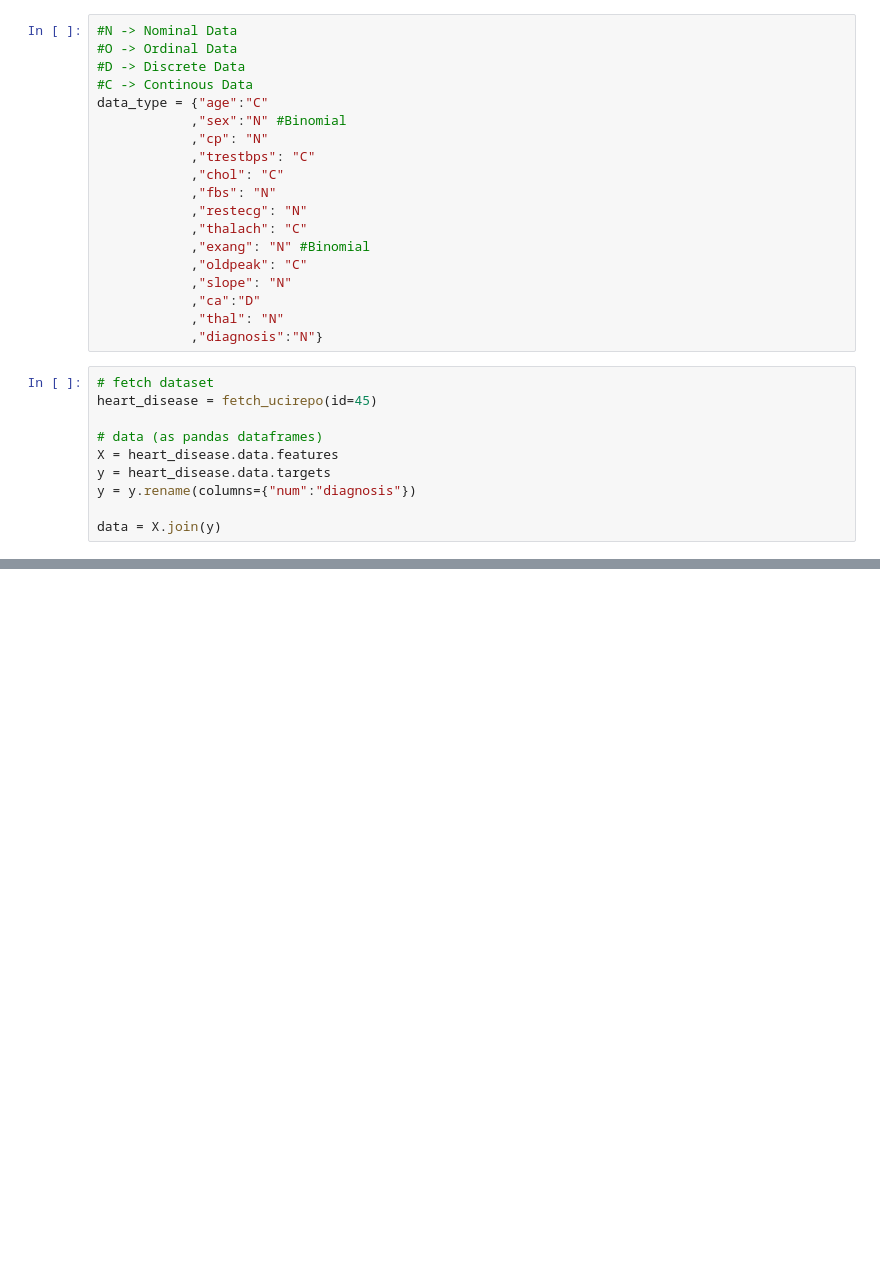
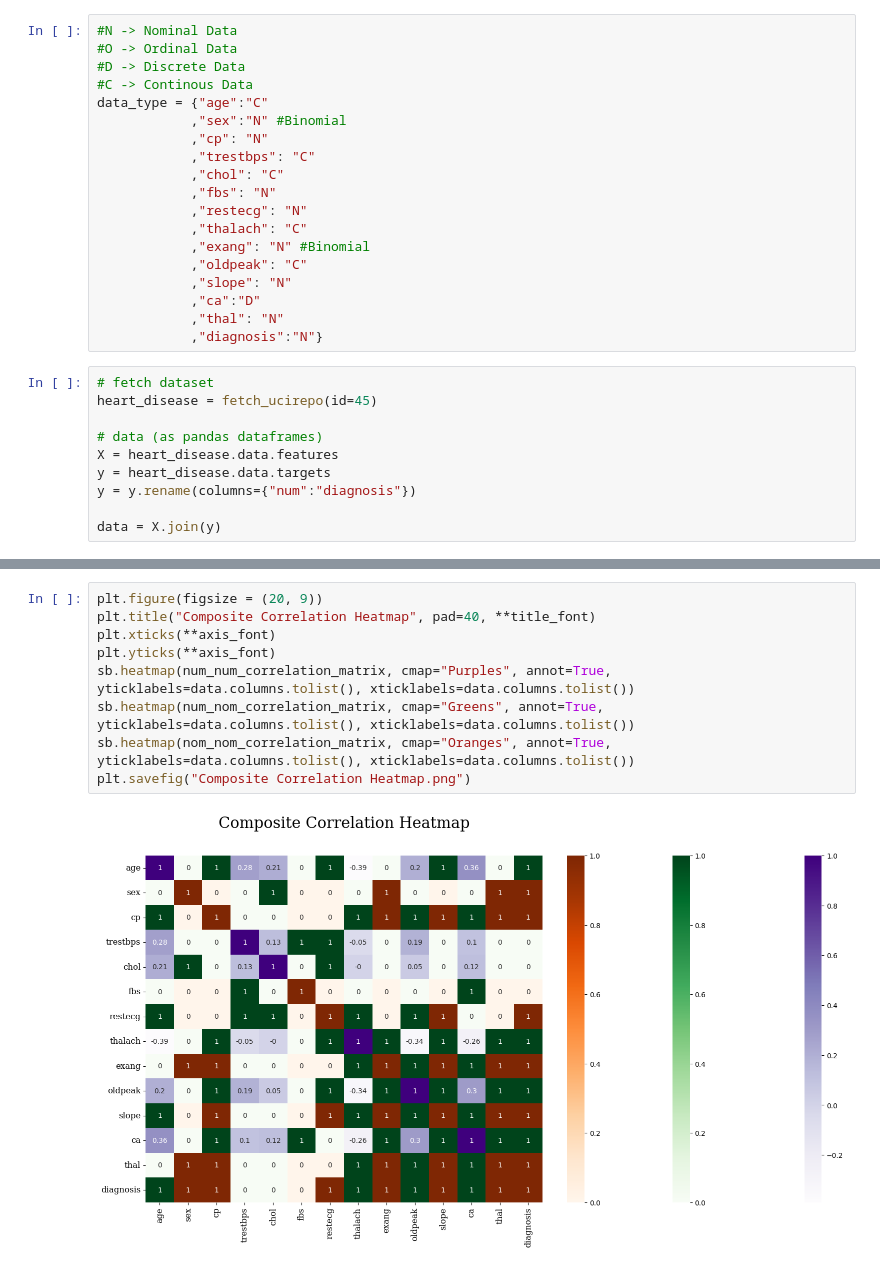
Before and after one commit to hetricke/datamining-project, a Jupyter notebook: correlation-testing.ipynb, the cells around one changed output, grey strips where cells are left out. Cells and saved outputs as stored; diff of their text form; blank space fills up the shorter version.

```diff
--- a/correlation-testing.ipynb
+++ b/correlation-testing.ipynb
@@ -106,0 +165,11 @@ sb.heatmap(correlation_matrix, cmap="YlGnBu", annot=True, yticklabels=data.colum
+# %%
+plt.figure(figsize = (20, 9))
+plt.title("Composite Correlation Heatmap", pad=40, **title_font)
+plt.xticks(**axis_font)
+plt.yticks(**axis_font)
+sb.heatmap(num_num_correlation_matrix, cmap="Purples", annot=True, yticklabels=data.columns.tolist(), xticklabels=data.columns.tolist())
+sb.heatmap(num_nom_correlation_matrix, cmap="Greens", annot=True, yticklabels=data.columns.tolist(), xticklabels=data.columns.tolist())
+sb.heatmap(nom_nom_correlation_matrix, cmap="Oranges", annot=True, yticklabels=data.columns.tolist(), xticklabels=data.columns.tolist())
+plt.savefig("Composite Correlation Heatmap.png")
+# %% [output]
+[figure, added]
```
Also changed, not shown: parts of 13 cells of this notebook, 4 other files.
